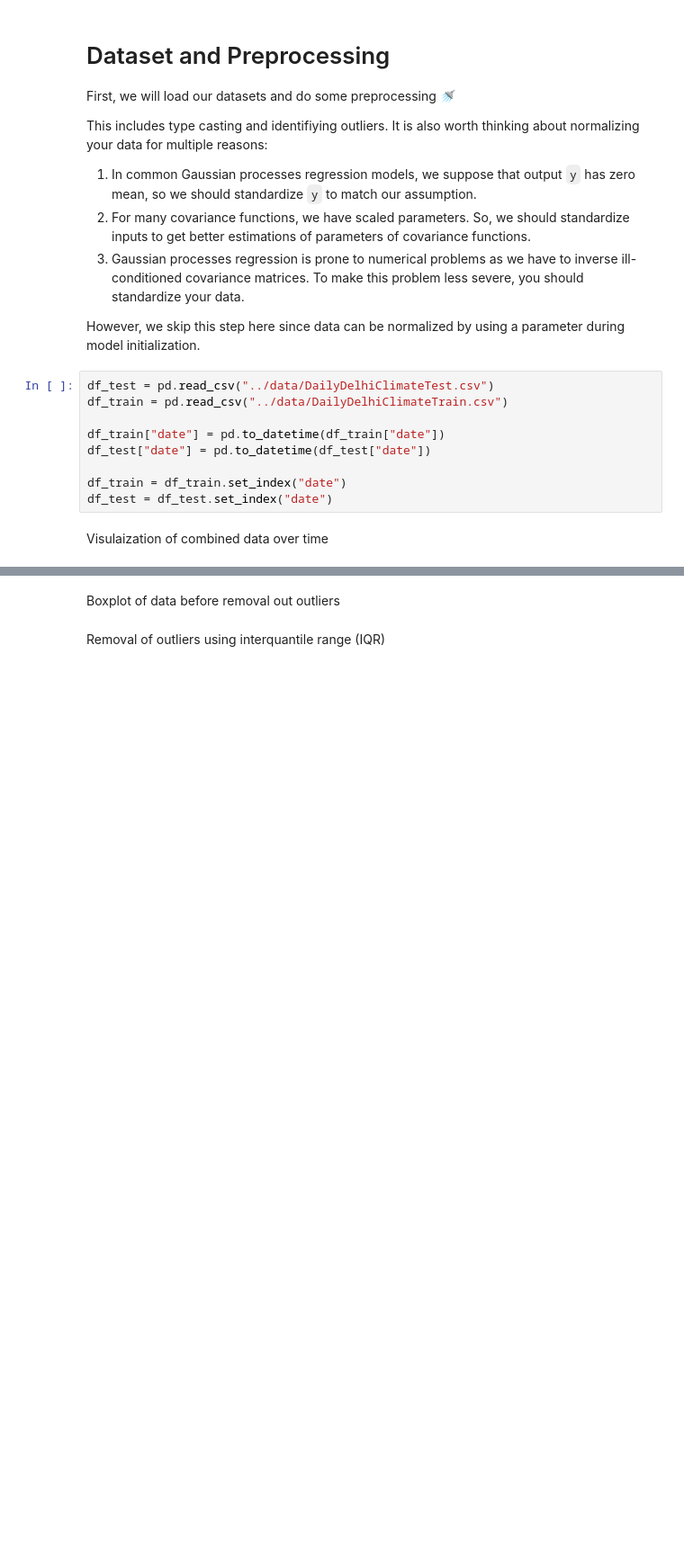
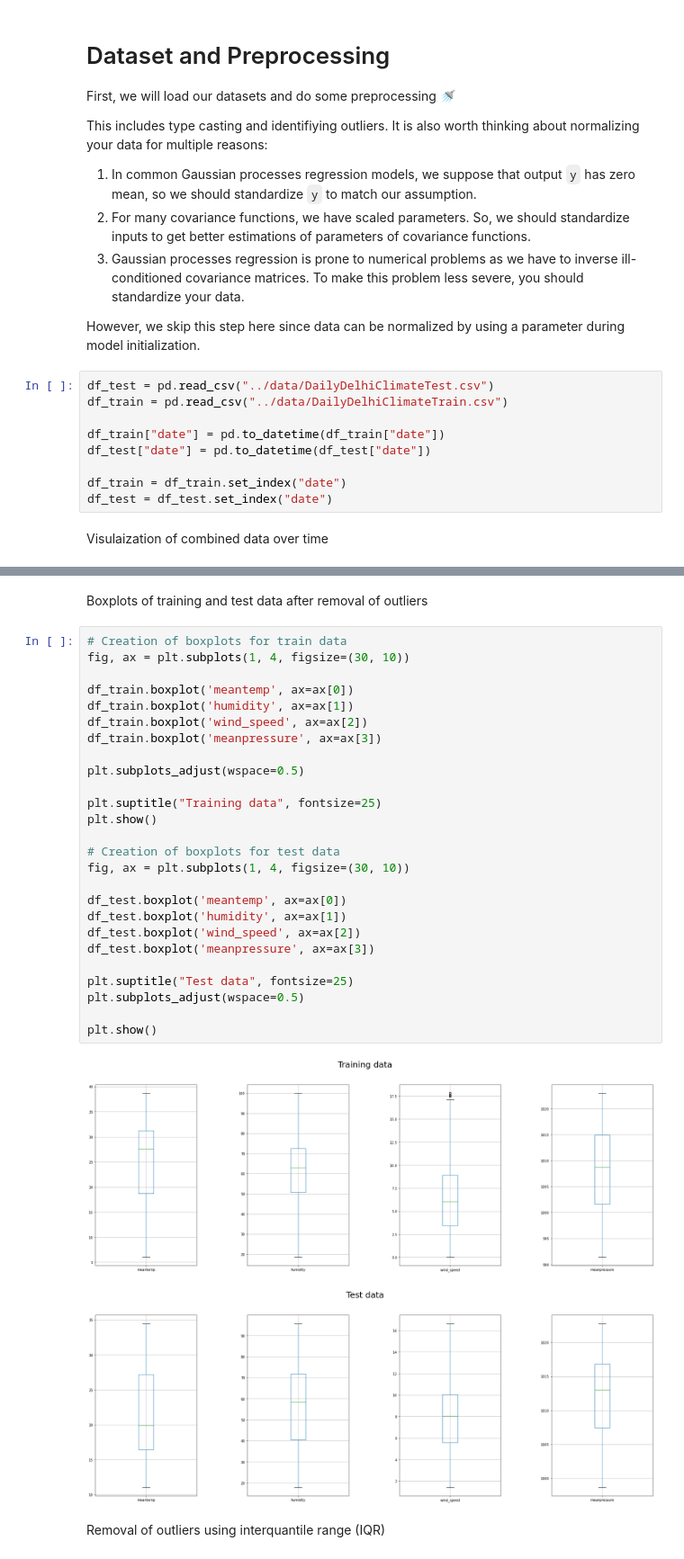
Before and after one commit to batcapricorn/prob-ml-project, a Jupyter notebook: src/GP_Main.ipynb, the cells around one changed output, grey strips where cells are left out. Shown: that part at 90% size. Cells and saved outputs as stored; diff of their text form; blank space fills up the shorter version.

Commit message:
added boxplots

```diff
--- a/src/GP_Main.ipynb
+++ b/src/GP_Main.ipynb
@@ -62,5 +64,34 @@ plt.show()
 # %% [markdown]
-Boxplot of data before removal out outliers
+Boxplots of training and test data after removal of outliers
+# %%
+# Creation of boxplots for train data
+fig, ax = plt.subplots(1, 4, figsize=(30, 10))
+
+df_train.boxplot('meantemp', ax=ax[0])
+df_train.boxplot('humidity', ax=ax[1])
+df_train.boxplot('wind_speed', ax=ax[2])
+df_train.boxplot('meanpressure', ax=ax[3])
+
+plt.subplots_adjust(wspace=0.5)
+
+plt.suptitle("Training data", fontsize=25)
+plt.show()
+
+# Creation of boxplots for test data
+fig, ax = plt.subplots(1, 4, figsize=(30, 10))
+
+df_test.boxplot('meantemp', ax=ax[0])
+df_test.boxplot('humidity', ax=ax[1])
+df_test.boxplot('wind_speed', ax=ax[2])
+df_test.boxplot('meanpressure', ax=ax[3])
+
+plt.suptitle("Test data", fontsize=25)
+plt.subplots_adjust(wspace=0.5)
+
+plt.show()
+# %% [output]
+[figure, added]
+[figure, added]
 # %% [markdown]
 Removal of outliers using interquantile range (IQR)
 # %%
```
Also changed, not shown: parts of 4 cells of this notebook.
